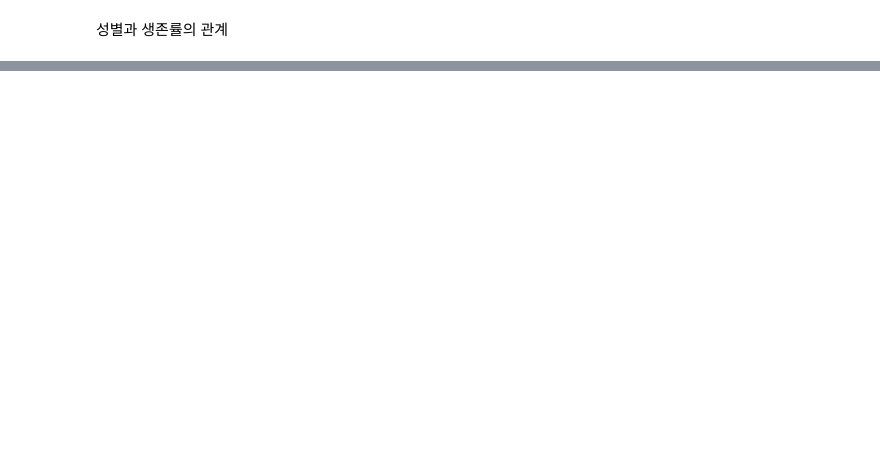
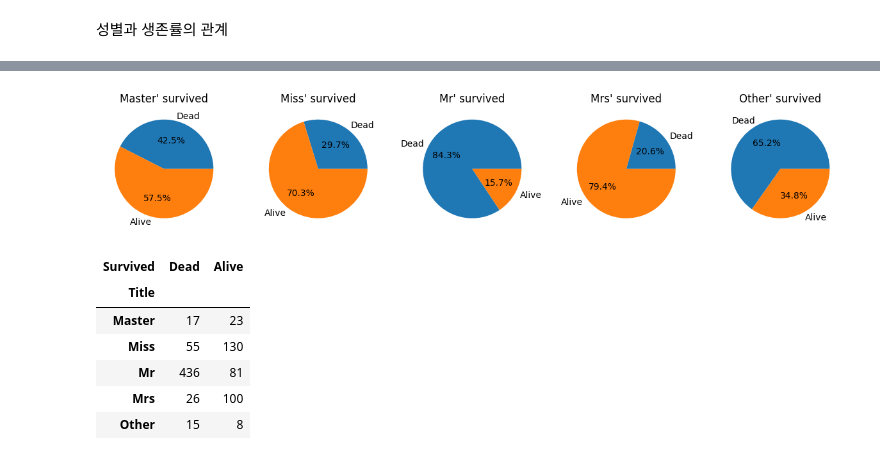
Before and after one commit to salmonsush/kaggle-titanic, a Jupyter notebook: main.ipynb, the cells around one changed output, grey strips where cells are left out. Saved outputs shown, nothing was run; the diff lists cells and outputs as text; code cells hidden in the pictures; blank space fills up the shorter version.

```diff
--- a/main.ipynb
+++ b/main.ipynb
@@ -136,0 +90,22 @@ plt.show()
+# %%
+# 호칭 추출
+train['Title'] = train.Name.str.extract(' ([A-Za-z]+)\.')
+train['Title'].value_counts()
+
+train['Title'] = train['Title'].replace(['Capt', 'Col', 'Countess', 'Don','Dona', 'Dr', 'Jonkheer', 'Lady','Major', 'Rev', 'Sir'], 'Other')
+train['Title'] = train['Title'].replace('Mlle', 'Miss')
+train['Title'] = train['Title'].replace('Mme', 'Mrs')
+train['Title'] = train['Title'].replace('Ms', 'Miss')
+train['Title'].value_counts()
+
+c = show_pie_chart(train, 'Title')
+c
+# %% [output]
+[figure, added]
+| Survived | Dead | Alive |
+| Title |  |  |
+| Master | 17 | 23 |
+| Miss | 55 | 130 |
+| Mr | 436 | 81 |
+| Mrs | 26 | 100 |
+| Other | 15 | 8 |
```
Also changed, not shown: parts of 14 cells of this notebook, 1 other file.
